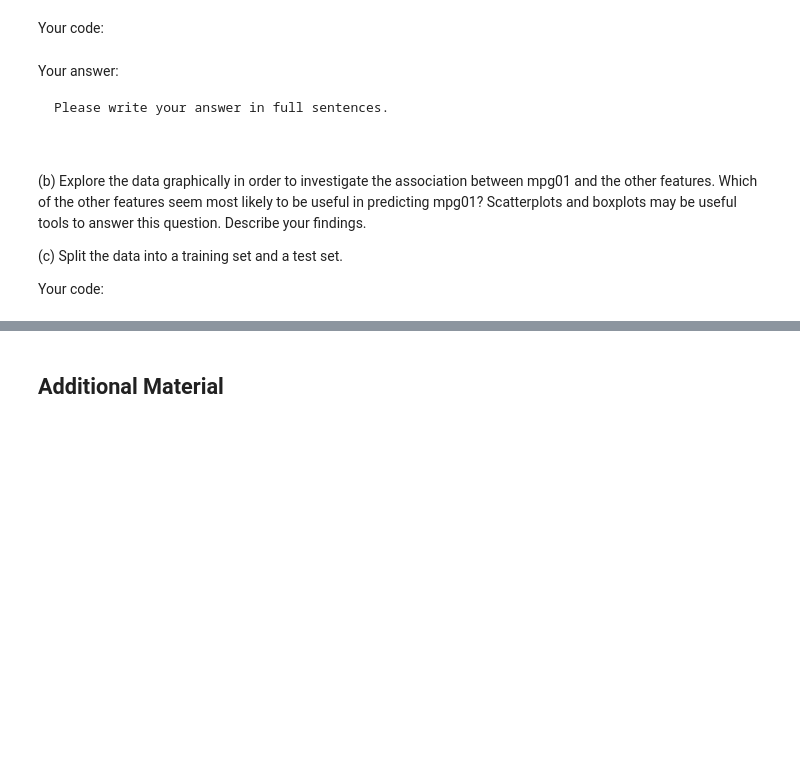
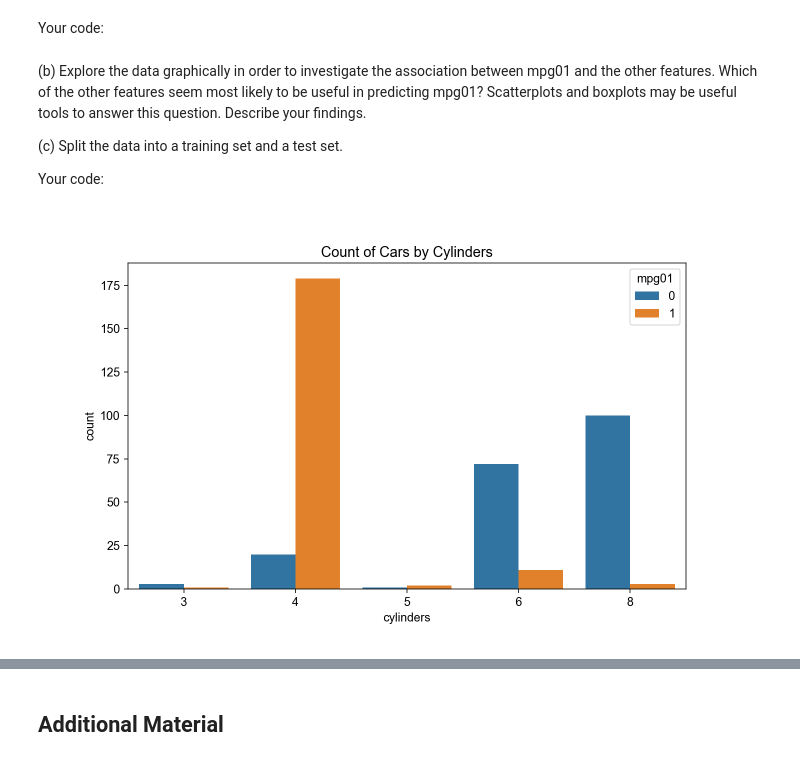
Before and after one commit to BU-MSSP-Classroom/MA679_Spring2024_03_classification-chenzhi123, a Jupyter notebook: Ch04_Classification_Python.ipynb, the cells around one changed output, grey strips where cells are left out. Drawn from its saved outputs; the diff is of its cells as text; code cells hidden in the pictures; blank space fills up the shorter version.

```diff
--- a/Ch04_Classification_Python.ipynb
+++ b/Ch04_Classification_Python.ipynb
@@ -391,20 +483,14 @@ a column mpg01 to the data frame by assignment. Assuming you
 have stored the data frame as Auto, this can be done as follows:
 # %%
 #Auto['mpg01'] = mpg01
+auto = pd.read_csv("Auto.csv")
 # %% [markdown]
 Your code:
 # %%
 #
 #
+auto['mpg01'] = np.where(auto['mpg'] > auto['mpg'].median(), 1, 0)
 # %% [markdown]
-Your answer:
-
-~~~
-Please write your answer in full sentences.
-
-
-~~~
-
 
 (b) Explore the data graphically in order to investigate the association
 between mpg01 and the other features. Which of the other
@@ -418,3 +504,9 @@ Your code:
 # %%
 #
 #
+plt.figure(figsize=(10, 6))
+sns.countplot(x='cylinders', hue='mpg01', data=auto)
+plt.title('Count of Cars by Cylinders')
+plt.show()
+# %% [output]
+[figure, added]
```
Also changed, not shown: parts of 32 cells of this notebook, 2 other files.
